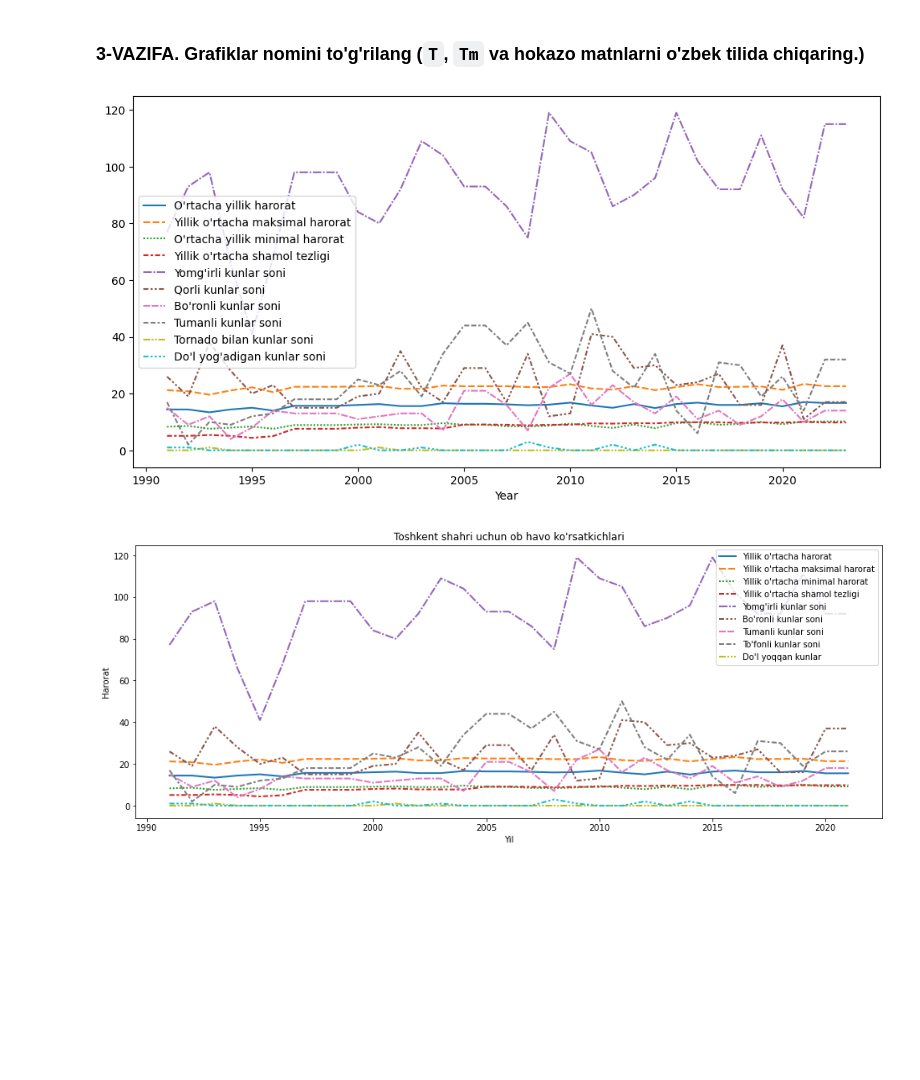
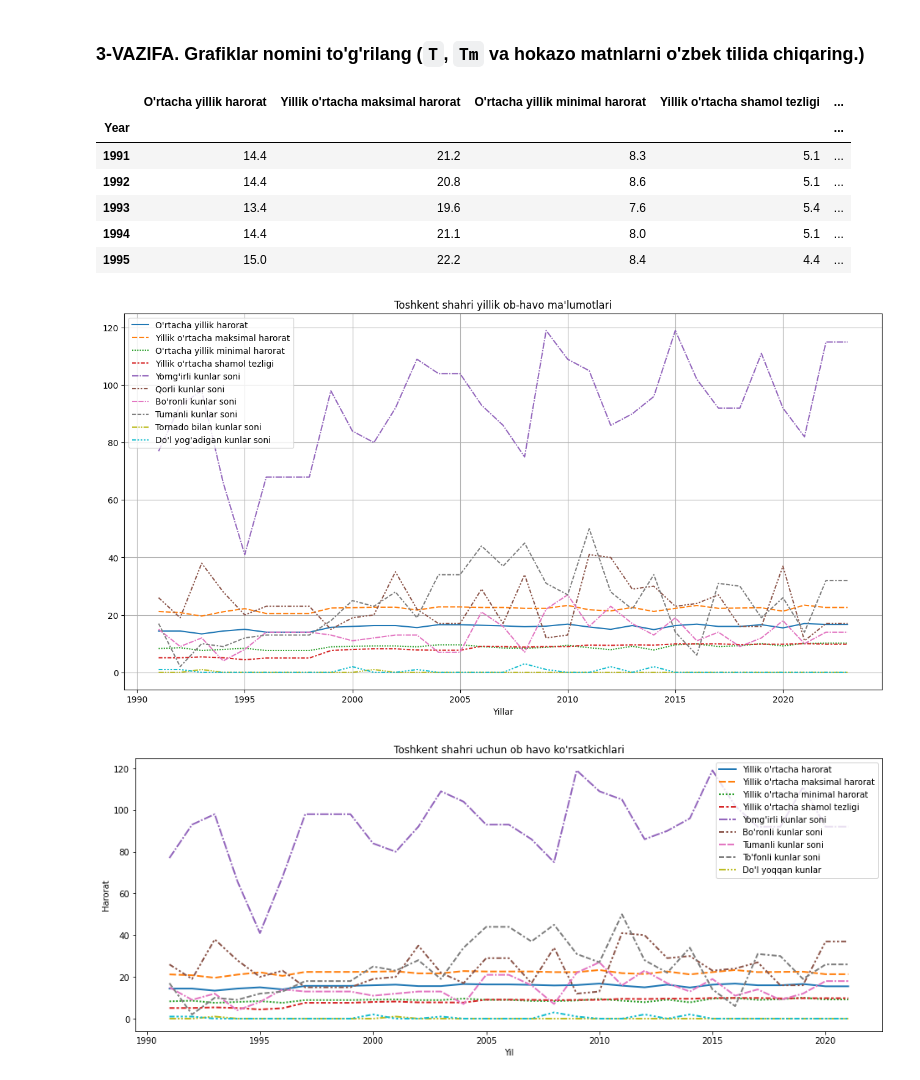
Before and after one commit to azamjon98/test, a Jupyter notebook: 04_VISUAL_AMALIYOT_02_seaborn.ipynb, the cells around one changed output. Drawn from its saved outputs; the diff is of its cells as text; code cells hidden in the pictures; blank space fills up the shorter version.

```diff
--- a/04_VISUAL_AMALIYOT_02_seaborn.ipynb
+++ b/04_VISUAL_AMALIYOT_02_seaborn.ipynb
@@ -59,16 +64,38 @@ plt.show()
 # %% [markdown]
 ### 3-VAZIFA. Grafiklar nomini to'g'rilang (`T`, `Tm` va hokazo matnlarni o'zbek tilida chiqaring.)
 # %%
-#JAVOBINGIZNI SHU YERGA YOZING
-#df.columns=
-cols=["O'rtacha yillik harorat", "Yillik o'rtacha maksimal harorat", "O'rtacha yillik minimal harorat", "Yillik o'rtacha shamol tezligi", "Yomg'irli kunlar soni", "Qorli kunlar soni", "Bo'ronli kunlar soni", "Tumanli kunlar soni", "Tornado bilan kunlar soni", "Do'l yog'adigan kunlar soni"]
-len(cols)
-df.columns=cols
-plt.figure(figsize=(12,6))
-sns.lineplot(data=df)
-plt.show()
+col=["O'rtacha yillik harorat",
+"Yillik o'rtacha maksimal harorat",
+"O'rtacha yillik minimal harorat",
+"Yillik o'rtacha shamol tezligi",
+"Yomg'irli kunlar soni",
+"Qorli kunlar soni",
+"Bo'ronli kunlar soni",
+"Tumanli kunlar soni",
+"Tornado bilan kunlar soni",
+"Do'l yog'adigan kunlar soni"]
+df1=pd.DataFrame(df, columns=col)
+df1.head()
 # %% [output]
-[figure, removed]
+|  | O'rtacha yillik harorat | Yillik o'rtacha maksimal harorat | O'rtacha yillik minimal harorat | Yillik o'rtacha shamol tezligi | ... |
+| Year |  |  |  |  | ... |
+| 1991 | 14.4 | 21.2 | 8.3 | 5.1 | ... |
+| 1992 | 14.4 | 20.8 | 8.6 | 5.1 | ... |
+| 1993 | 13.4 | 19.6 | 7.6 | 5.4 | ... |
+| 1994 | 14.4 | 21.1 | 8.0 | 5.1 | ... |
+| 1995 | 15.0 | 22.2 | 8.4 | 4.4 | ... |
+# %%
+#JAVOBINGIZNI SHU YERGA YOZING
+plt.figure(figsize=(16,8))
+plt.grid()
+#plt.xlabel("Sana")
+plt.xlabel('Yillar')
+plt.title("Toshkent shahri yillik ob-havo ma'lumotlari")
+#plt.xticks(rotation=60, color='b')
+sns.lineplot(data=df1)
+plt.show()
+# %% [output]
+[figure, added]
 # %%
 #@title Kutilgan natija:
 labels=["Yillik o'rtacha harorat",
```
Also changed, not shown: parts of 11 cells of this notebook.
